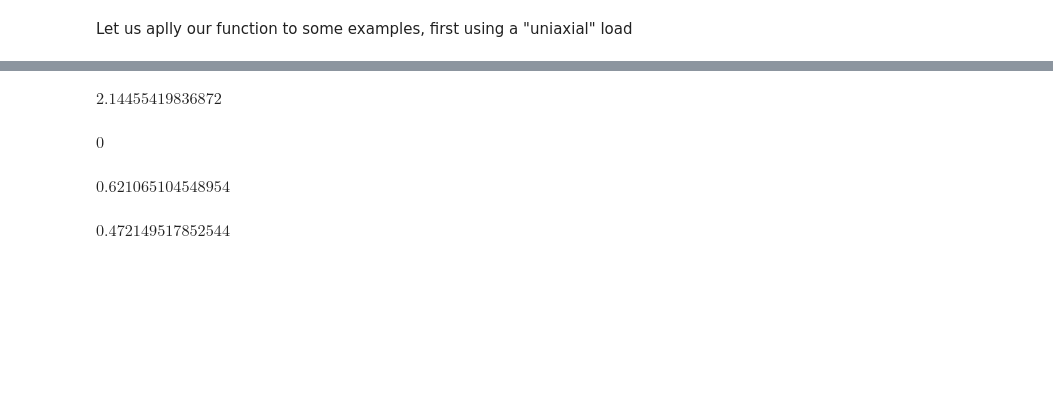
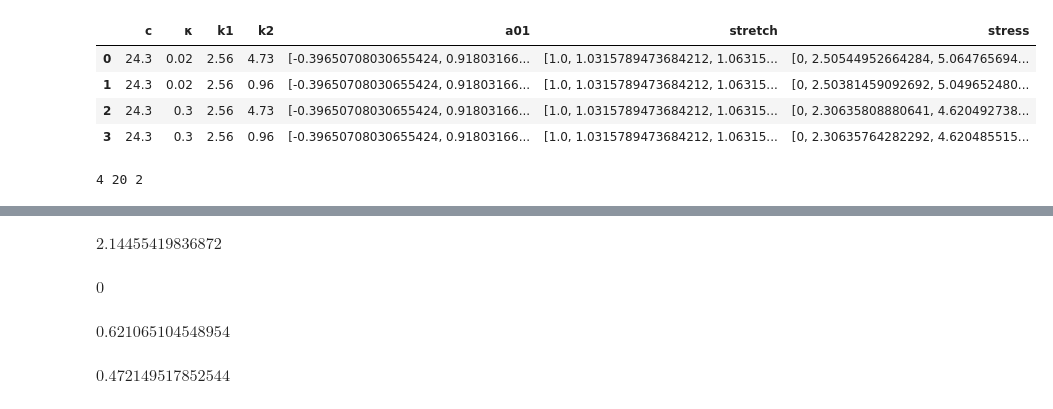
Before and after one commit to luis-rodrigues-8/Constitutive_Models, a Jupyter notebook: generate_HGO.ipynb, the cells around one changed output, grey strips where cells are left out. Saved outputs shown, nothing was run; the diff lists cells and outputs as text; code cells hidden in the pictures; blank space fills up the shorter version.

Commit message:
dataframe to numpy after generation

```diff
--- a/generate_HGO.ipynb
+++ b/generate_HGO.ipynb
@@ -87,9 +108,9 @@ def HGO(params, stretch, load):
         # Deformation Gradient assuming incompressibility and a uniaxial load
         F = sym.Matrix([[1/(np.sqrt(stretch)),0,0], [0,stretch,0], [0,0,1/(np.sqrt(stretch))]])
 
-    if load == "equibiaxial":
+  #  if load == "equibiaxial":
         # Deformation Gradient assuming incompressibility and a equibiaxial load
-        F = sym.Matrix([[stretch,0,0], [0,stretch,0], [0,0,1/(stretch**2)]])
+  #      F = sym.Matrix([[stretch,0,0], [0,stretch,0], [0,0,1/(stretch**2)]])
 
     Ft=sym.transpose(F)
     Jac=sym.det(F)
@@ -173,20 +194,23 @@ def HGO(params, stretch, load):
                                   (κ,params[1]),(k1,params[2]),(k2,params[3])])
 
     if load == 'uniaxial':
-        return stretch, T[1,1]
+        return T[1,1]
 
-    if load == 'equibiaxial':
-        return stretch, [T[0,0],T[1,1]]
+#    if load == 'equibiaxial':
+#        return stretch, [T[0,0],T[1,1]]
 
 def get_curve(params, stretch_min, stretch_max, ninc, load):
     #stores HGO loading runs between a minimum and a maximum stretch
 
     if load == "uniaxial":
-        lst=[HGO(params, stretch, load) for stretch in np.linspace(stretch_min,stretch_max,ninc)]
-        return lst
-    if load == "equibiaxial":
-        lst_xx=[[stretch,HGO(params, stretch, load)[1][0]] for stretch in np.linspace(stretch_min,stretch_max,ninc)]
-        lst_yy=[[stretch,HGO(params, stretch, load)[1][1]] for stretch in np.linspace(stretch_min,stretch_max,ninc)]
-        return lst_xx, lst_yy
+        stretches=np.linspace(stretch_min,stretch_max,ninc)
+        stresses=[HGO(params, stretch, load) for stretch in stretches]
+        return np.asarray(stresses)
+#    if load == "equibiaxial":
+#        lst_xx=[[stretch,HGO(params, stretch, load)[1][0]] for stretch in np.linspace(stretch_min,stretch_max,ninc)]
+#        lst_yy=[[stretch,HGO(params, stretch, load)[1][1]] for stretch in np.linspace(stretch_min,stretch_max,ninc)]
+#        return lst_xx, lst_yy
+
+def theta_to_a01(theta):
+    #defines a unit vector in the xy plane, theta degrees from the yy axis
+    return [-np.sin(np.deg2rad(theta)),np.cos(np.deg2rad(theta)),0]
-# %% [markdown]
-Let us aplly our function to some examples, first using a "uniaxial" load
@@ -192,0 +286,42 @@ Let us aplly our function to some examples, first using a "uniaxial" load
+# %%
+#generate uniaxial
+#generate (x,y) data for each unique combination of params at the dataframe, for a uniaxial load
+load = "uniaxial"
+df_uniaxial = df.copy()
+df_uniaxial['stretch']=df.apply(lambda x : np.linspace(st_min,st_max,ninc), axis=1)
+df_uniaxial['stress']=df.apply(lambda x : get_curve(x,st_min,st_max,ninc, load), axis=1)
+# %% [output]
+|  | c | κ | k1 | k2 | a01 | stretch | stress |
+| 0 | 24.3 | 0.02 | 2.56 | 4.73 | [-0.39650708030655424, 0.91803166... | [1.0, 1.0315789473684212, 1.06315... | [0, 2.50544952664284, 5.064765694... |
+| 1 | 24.3 | 0.02 | 2.56 | 0.96 | [-0.39650708030655424, 0.91803166... | [1.0, 1.0315789473684212, 1.06315... | [0, 2.50381459092692, 5.049652480... |
+| 2 | 24.3 | 0.3 | 2.56 | 4.73 | [-0.39650708030655424, 0.91803166... | [1.0, 1.0315789473684212, 1.06315... | [0, 2.30635808880641, 4.620492738... |
+| 3 | 24.3 | 0.3 | 2.56 | 0.96 | [-0.39650708030655424, 0.91803166... | [1.0, 1.0315789473684212, 1.06315... | [0, 2.30635764282292, 4.620485515... |
+# %%
+#get number of samples
+nsamples=df_uniaxial.shape[0]
+#get data channels. in this case, stretch and stress
+channels = ['stretch','stress']
+#number of channels
+nchannels=len(channels)
+#number of data points
+npts=ninc
+# data array
+X=np.empty((nsamples,npts,nchannels))
+
+for idx,signal in enumerate(channels):
+    #convert signal to numpy
+    s=df_uniaxial[signal].to_numpy()
+    #flatten
+    s=np.concatenate(s)
+    #flatten then reshape ()
+    s=s.reshape(df_uniaxial[signal].shape[0],npts)
+    #append to data array
+    X[:,:,idx] = s
+
+#working with X like this will be easier to handle tensor shapes during model training
+#X = np.asarray(X).astype('float32')
+X=np.asarray(X.tolist())
+print(nsamples,npts,nchannels)
+#len(channels)
+# %% [output]
+4 20 2
```
Also changed, not shown: parts of 20 cells of this notebook.
